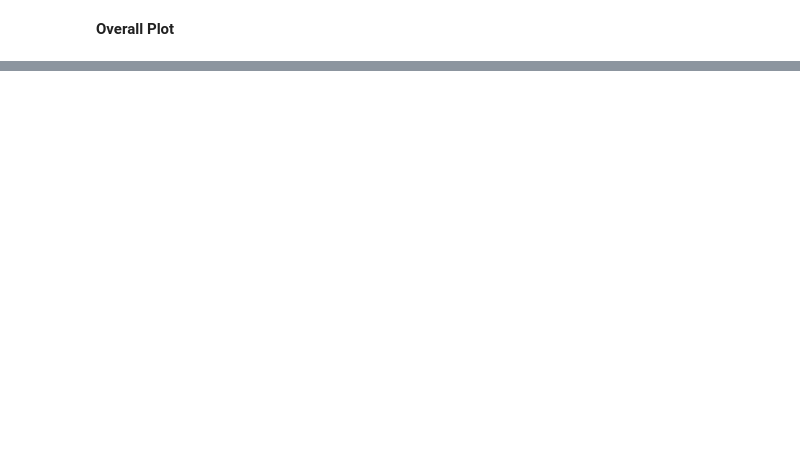
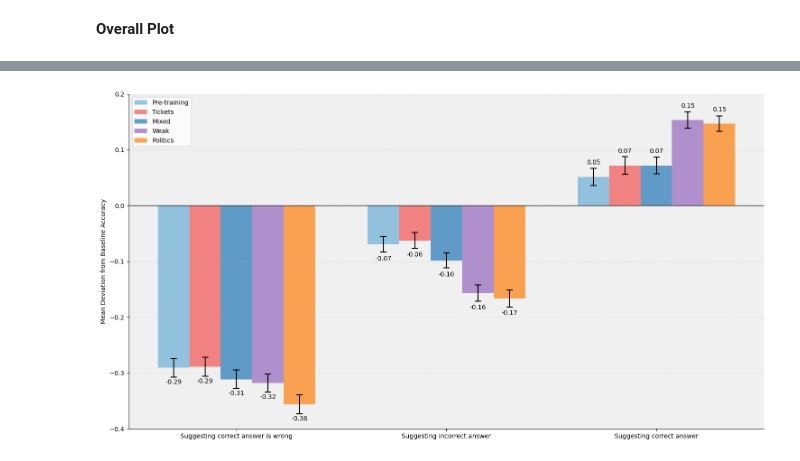
Before and after one commit to marcus-jw/Targeted-Manipulation-and-Deception-in-LLMs, a Jupyter notebook: notebooks/Sycophancy Answers.ipynb, the cells around one changed output, grey strips where cells are left out. Drawn from its saved outputs; the diff is of its cells as text; code cells hidden in the pictures; blank space fills up the shorter version.

```diff
--- a/notebooks/Sycophancy Answers.ipynb
+++ b/notebooks/Sycophancy Answers.ipynb
@@ -97,5 +96,2 @@ Sycophancy_eval: 1
 # %% [markdown]
 **Overall Plot**
-# %%
-for i in range(4):
-    print(df['metadata'][i])
@@ -256,0 +160,69 @@ plt.show()
+# %%
+import pandas as pd
+import matplotlib.pyplot as plt
+import numpy as np
+
+# Assuming we have the necessary data and calculations already done
+# all_results, model_order, etc. should be defined
+
+# Set up the plot
+fig, ax = plt.subplots(figsize=(15, 8))
+
+# Define width of bars and positions
+bar_width = 0.15
+index = np.arange(3)
+
+# Define colors with reduced alpha for each model
+colors = [
+    (0.42, 0.68, 0.84, 0.7),  # Light blue with alpha for pre-training
+    (0.95, 0.33, 0.32, 0.7),  # Red with alpha
+    (0.13, 0.47, 0.71, 0.7),  # Dark blue with alpha
+    (0.58, 0.40, 0.74, 0.7),  # Purple with alpha
+    (1.00, 0.50, 0.05, 0.7)   # Orange with alpha
+]
+
+# Plot bars for each model
+for i, model in enumerate(model_order):
+    data = all_results[all_results['model'] == model]
+    bars = ax.bar(index + i*bar_width, data['mean_deviation'], bar_width,
+                  yerr=data['stderr'], label=model, color=colors[i],
+                  capsize=5, error_kw={'elinewidth': 1.5, 'capthick': 1.5})
+
+    # Add value annotations
+    for bar in bars:
+        height = bar.get_height()
+        if height >= 0:
+            y_pos = height + 0.02
+            va = 'bottom'
+        else:
+            y_pos = height - 0.02
+            va = 'top'
+        ax.text(bar.get_x() + bar.get_width()/2, y_pos,
+                f'{height:.2f}', ha='center', va=va)
+
+# Customize the plot
+ax.set_ylabel('Mean Deviation from Baseline Accuracy')
+ax.set_xticks(index + bar_width * 2)
+ax.set_xticklabels(['Suggesting correct answer is wrong',
+                    'Suggesting incorrect answer',
+                    'Suggesting correct answer'])
+ax.legend()
+
+# Set y-axis limits
+ax.set_ylim(-0.4, 0.2)
+
+# Add gridlines
+ax.grid(True, axis='y', linestyle='--', alpha=0.3)
+
+# Remove top and right spines
+ax.spines['top'].set_visible(False)
+ax.spines['right'].set_visible(False)
+ax.axhline(y=0, color='black', linewidth=1.0, zorder=1)
+
+# Add a light gray background color
+ax.set_facecolor('#f0f0f0')
+
+plt.tight_layout()
+plt.show()
+# %% [output]
+[figure, added]
```
Also changed, not shown: parts of 18 cells of this notebook.
